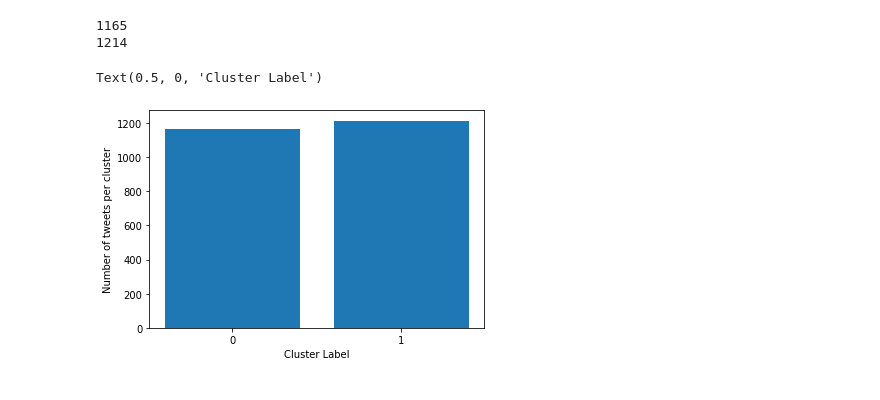
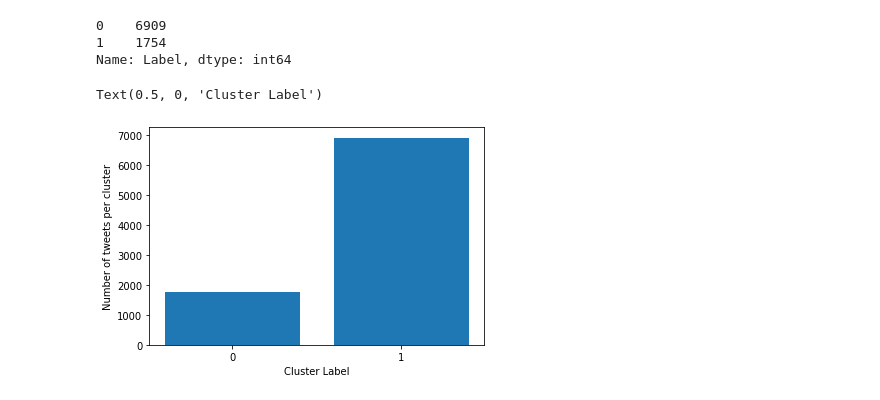
Before and after one commit to fznsakib/covidology, a Jupyter notebook: notebooks/kmeans.ipynb, the cells around one changed output. Saved outputs shown, nothing was run; the diff lists cells and outputs as text; code cells hidden in the pictures.

```diff
--- a/notebooks/kmeans.ipynb
+++ b/notebooks/kmeans.ipynb
@@ -15,4 +16,4 @@ from gensim.models import Word2Vec
 # %%
 pd.set_option('display.max_columns', None)
 pd.set_option('display.max_rows', None)
-df= pd.read_csv('data.csv', usecols=['tweet'])
+df= pd.read_csv(r'normal_tweets_v2.csv', usecols=['tweet'])
@@ -42,0 +27,26 @@ y_pred = nb.predict(X_test)
+# %%
+print('Pre-processing tweet text...')
+corpus = df['cleaned']
+vectorizer = TfidfVectorizer(decode_error='replace', strip_accents='unicode',
+                             stop_words='english', tokenizer=tokenize)
+X = vectorizer.fit_transform(corpus.values)
+
+print(X.shape)
+
+
+print('Fitting Truncated SVD transform...')  # pca doesnt work because sparse
+tsvd = TruncatedSVD(n_components=2)
+X_tsvd=tsvd.fit_transform(X)
+
+print(X_tsvd.shape)
+
+
+X_train, X_test = train_test_split(X_tsvd, test_size=0.3, random_state = 42)
+principal_df_train = pd.DataFrame(data = X_train, columns=['PC1', 'PC2'])
+
+
+print('Training sentiment classification model...')
+kmeans = KMeans(n_clusters=2)
+kmeans.fit(X_train)
+
+X_clustered_train = pd.DataFrame(kmeans.fit_predict(principal_df_train), columns=['CLUSTER'], index=principal_df_train.index)
@@ -43,14 +72,20 @@ y_pred = nb.predict(X_test)
 # %%
-#a=numpy.array(y_pred)
-#collections.Counter(a)
-print(numpy.count_nonzero(a == 1))
-print(numpy.count_nonzero(a == 0))
+# now, what is testing data labelled as
+y_pred=kmeans.predict(X_test)
 
+
+df_test_predictions=pd.DataFrame(columns=['Label'])
+df_test_predictions['Label']=y_pred
+
+print(df_test_predictions['Label'].value_counts())
+
+a=numpy.array(y_pred)
 plt.bar(['0', '1'], [numpy.count_nonzero(a == 1),numpy.count_nonzero(a == 0) ])
 plt.ylabel('Number of tweets per cluster')
 plt.xlabel('Cluster Label')
 # %% [output]
-1165
-1214
+0    6909
+1    1754
+Name: Label, dtype: int64
 Text(0.5, 0, 'Cluster Label')
-[figure, old version]
+[figure, new version]
```
Also changed, not shown: parts of 8 cells of this notebook.
